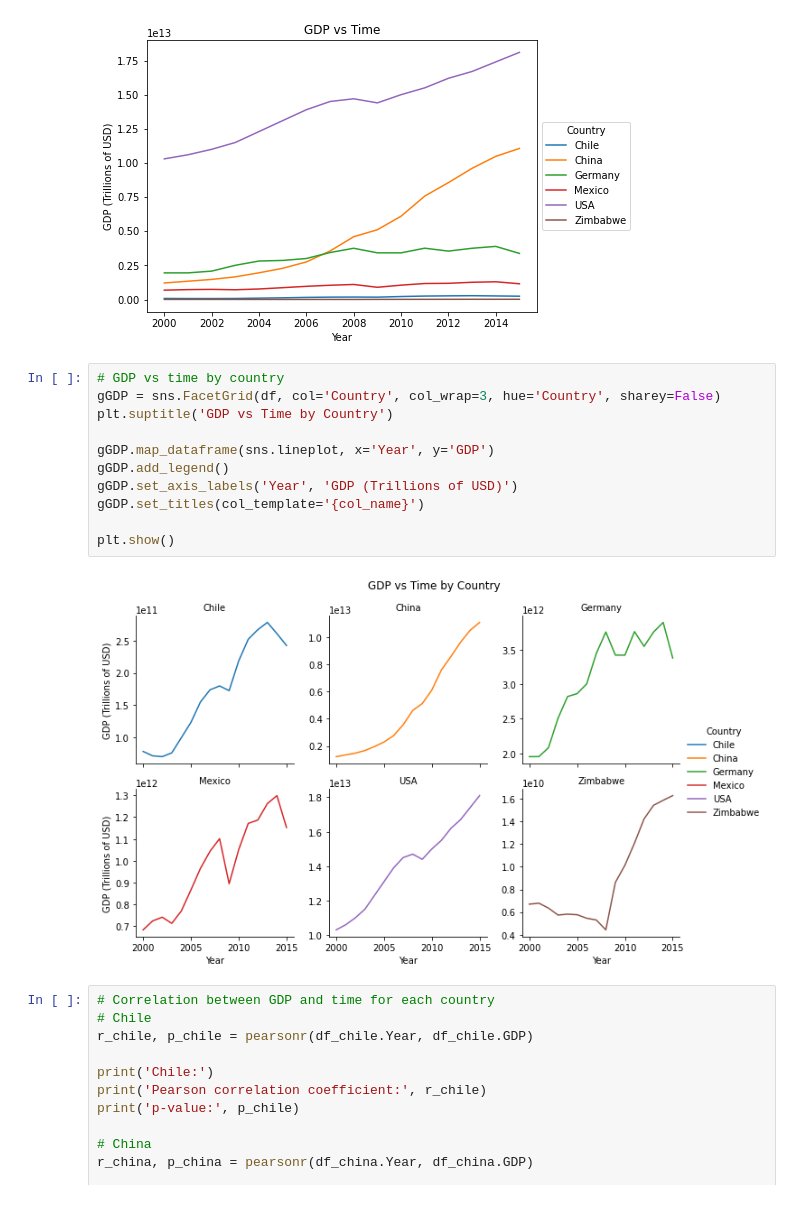
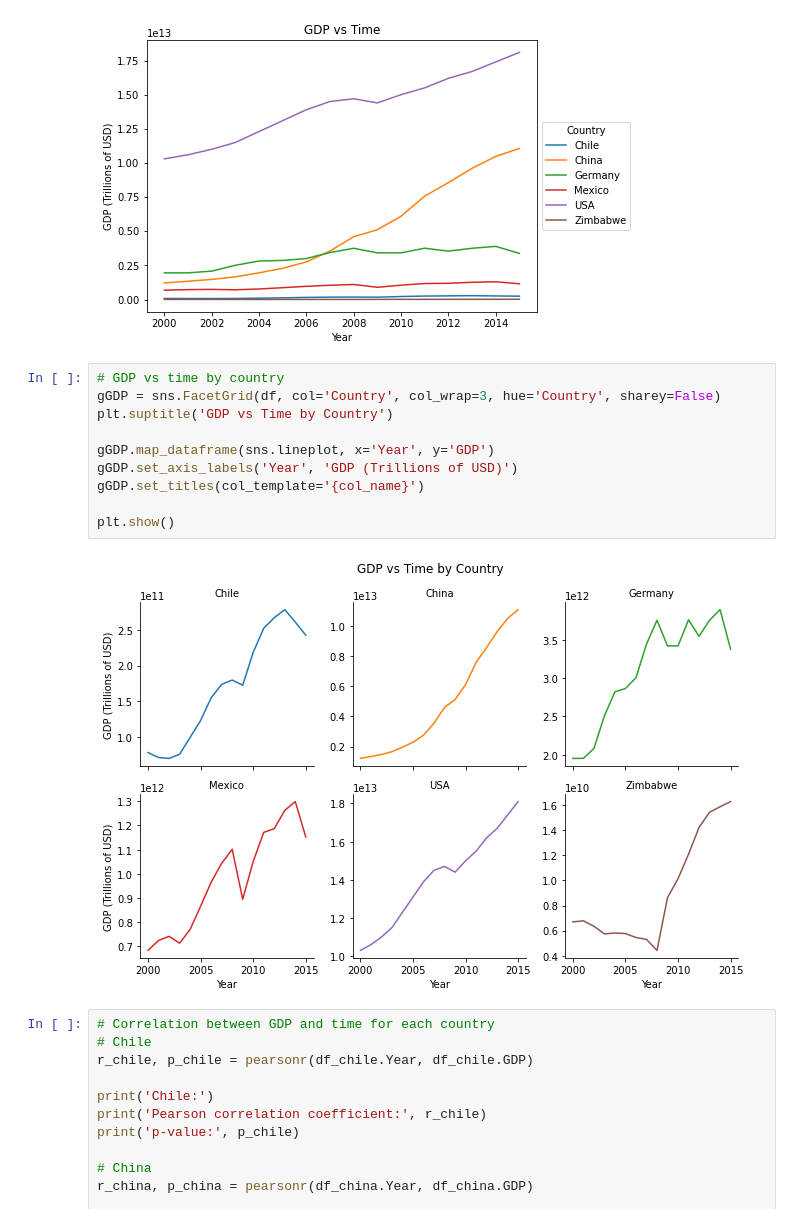
Before and after one commit to anlifi/life_expectancy_gdp, a Jupyter notebook: life_expectancy_gdp.ipynb, the cells around one changed output. Drawn from its saved outputs; the diff is of its cells as text.

```diff
--- a/life_expectancy_gdp.ipynb
+++ b/life_expectancy_gdp.ipynb
@@ -386,16 +385,15 @@ plt.show()
 # %%
 # GDP vs time by country
 gGDP = sns.FacetGrid(df, col='Country', col_wrap=3, hue='Country', sharey=False)
 plt.suptitle('GDP vs Time by Country')
 
 gGDP.map_dataframe(sns.lineplot, x='Year', y='GDP')
-gGDP.add_legend()
 gGDP.set_axis_labels('Year', 'GDP (Trillions of USD)')
 gGDP.set_titles(col_template='{col_name}')
 
 plt.show()
 # %% [output]
-[figure, old version]
+[figure, new version]
 # %%
 # Correlation between GDP and time for each country
 # Chile
```
Also changed, not shown: parts of 3 cells of this notebook.
